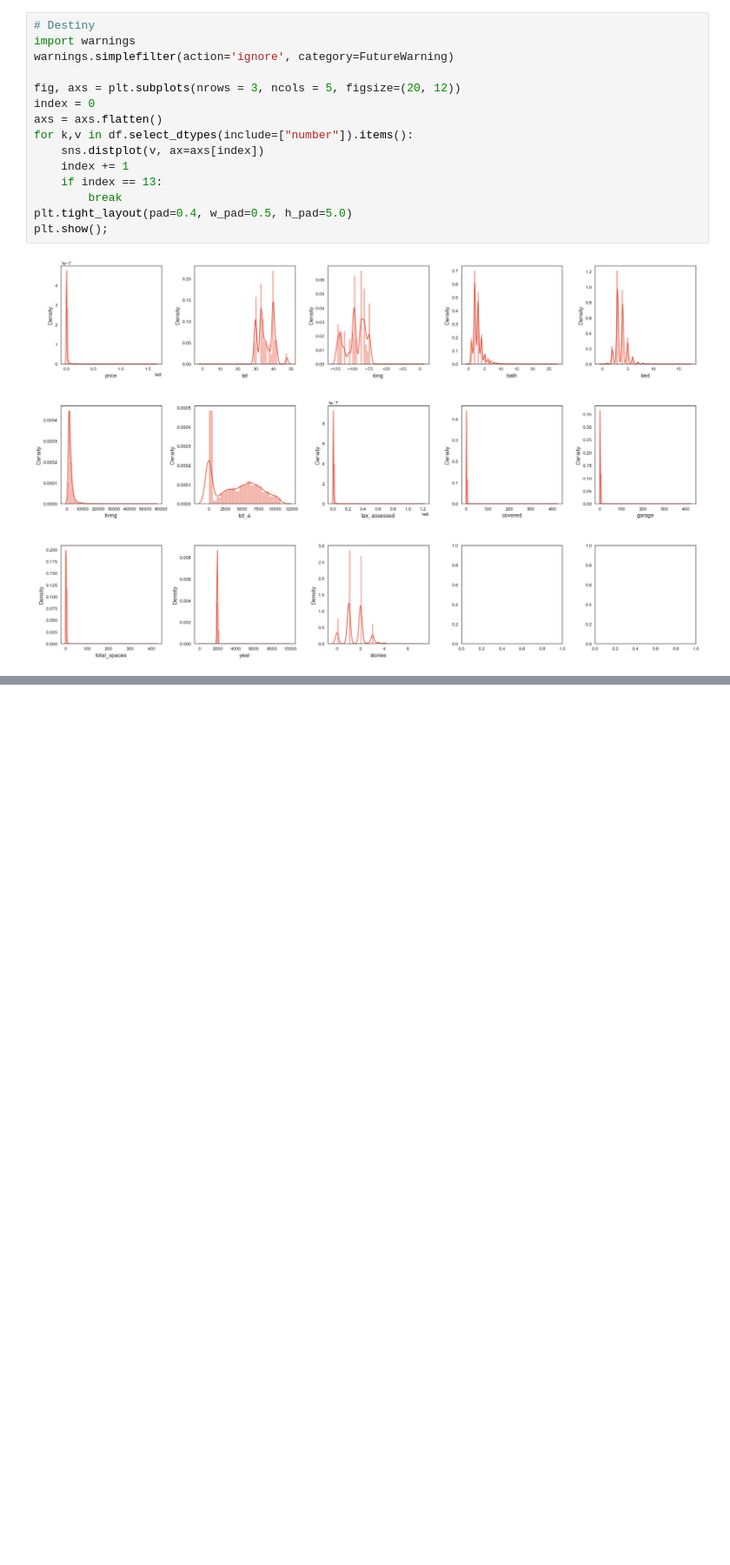
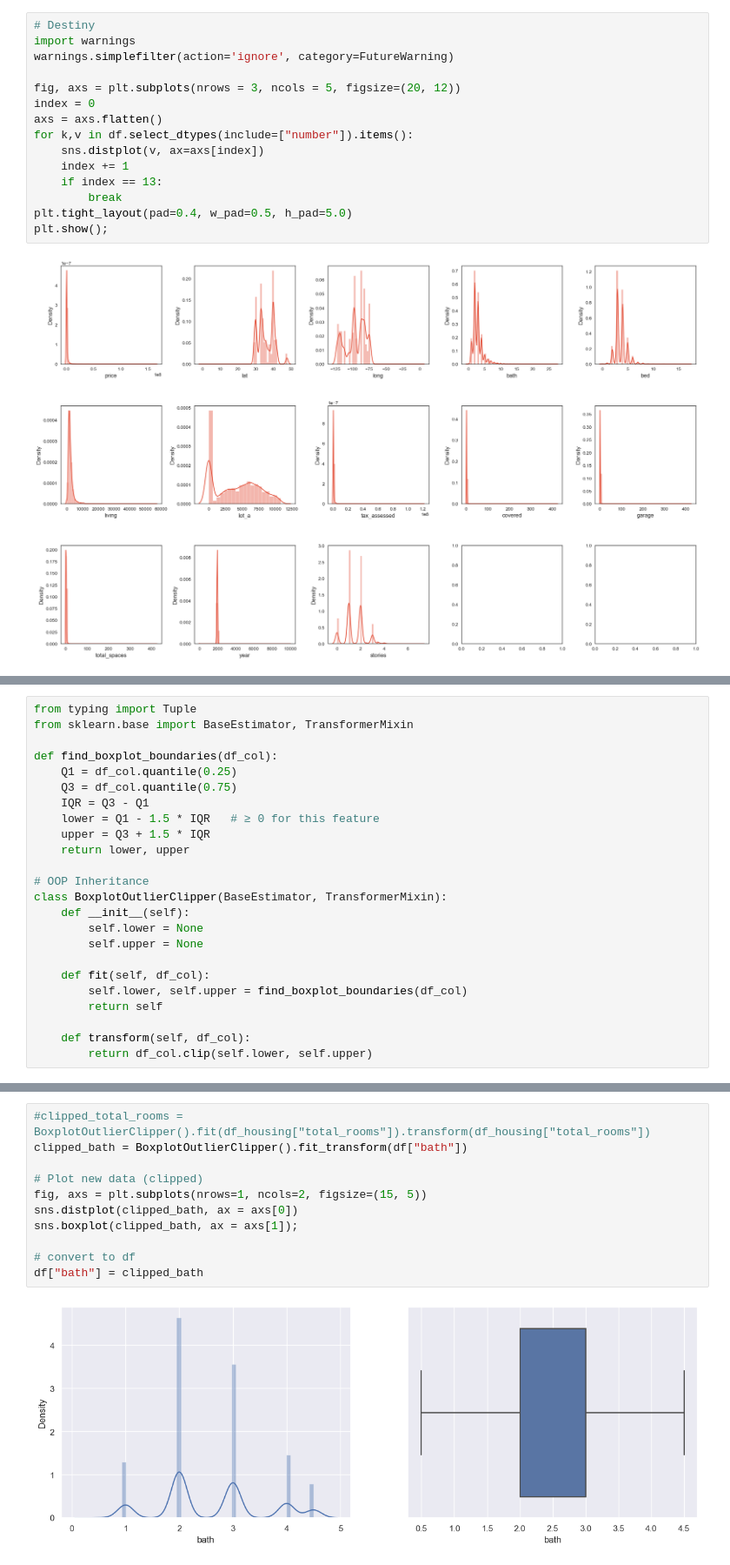
Before and after one commit to tuanlda78202/DSP, a Jupyter notebook: 20221/src/eda.ipynb, the cells around one changed output, grey strips where cells are left out. Shown at 87% size. Cells and saved outputs as stored; diff of their text form; blank space fills up the shorter version.

```diff
--- a/20221/src/eda.ipynb
+++ b/20221/src/eda.ipynb
@@ -88,0 +114,24 @@ plt.show();
+# %%
+from typing import Tuple
+from sklearn.base import BaseEstimator, TransformerMixin
+
+def find_boxplot_boundaries(df_col):
+    Q1 = df_col.quantile(0.25)
+    Q3 = df_col.quantile(0.75)
+    IQR = Q3 - Q1
+    lower = Q1 - 1.5 * IQR   # ≥ 0 for this feature
+    upper = Q3 + 1.5 * IQR
+    return lower, upper
+
+# OOP Inheritance
+class BoxplotOutlierClipper(BaseEstimator, TransformerMixin):
+    def __init__(self):
+        self.lower = None
+        self.upper = None
+
+    def fit(self, df_col):
+        self.lower, self.upper = find_boxplot_boundaries(df_col)
+        return self
+
+    def transform(self, df_col):
+        return df_col.clip(self.lower, self.upper)
@@ -88,0 +158,13 @@ plt.show();
+# %%
+#clipped_total_rooms = BoxplotOutlierClipper().fit(df_housing["total_rooms"]).transform(df_housing["total_rooms"])
+clipped_bath = BoxplotOutlierClipper().fit_transform(df["bath"])
+
+# Plot new data (clipped)
+fig, axs = plt.subplots(nrows=1, ncols=2, figsize=(15, 5))
+sns.distplot(clipped_bath, ax = axs[0])
+sns.boxplot(clipped_bath, ax = axs[1]);
+
+# convert to df
+df["bath"] = clipped_bath
+# %% [output]
+[figure, added]
```
Also changed, not shown: parts of 30 cells of this notebook, 2 other files.
